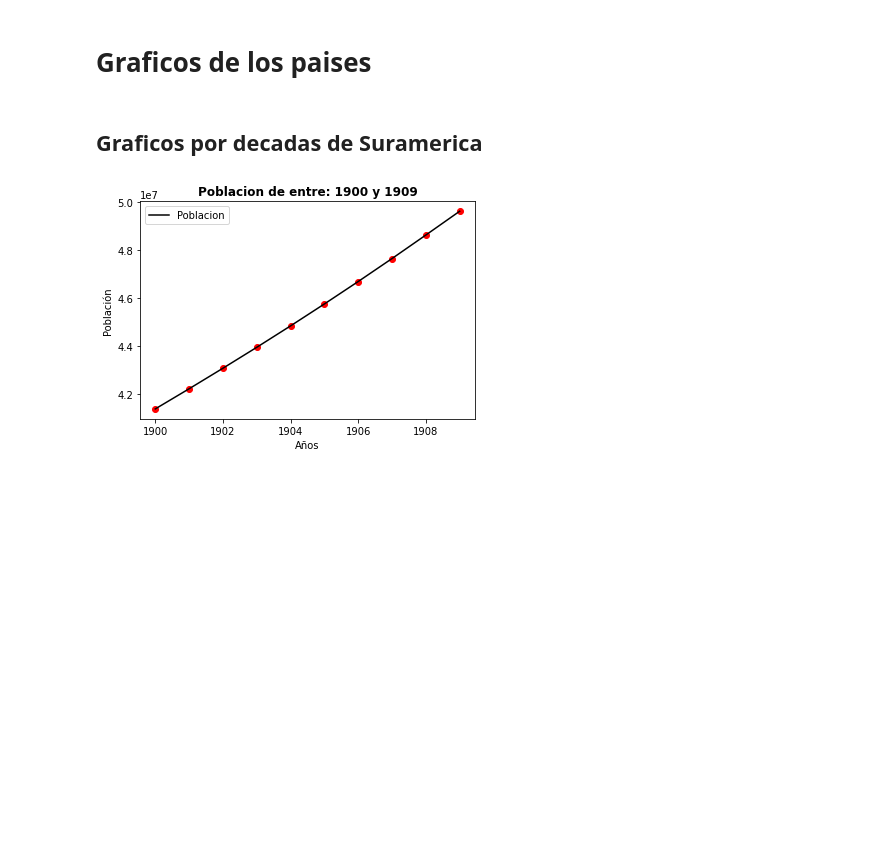
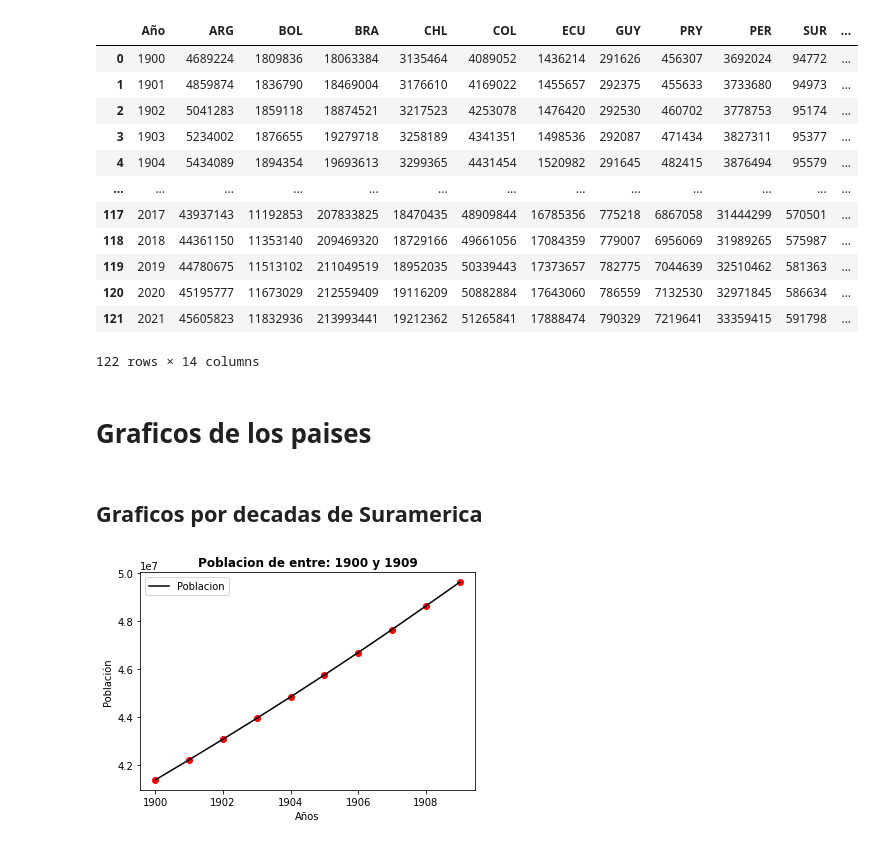
Before and after one commit to Danp06/Procesamiento, a Jupyter notebook: Trabajo Final.ipynb, the cells around one changed output. Cells and saved outputs as stored; diff of their text form; code cells hidden in the pictures; blank space fills up the shorter version.

```diff
--- a/Trabajo Final.ipynb
+++ b/Trabajo Final.ipynb
@@ -31,7 +31,22 @@ warnings.filterwarnings('ignore')
 # %%
 #Lectura del archivo y creacion de dataframe
 data = pd.read_csv(DATASET)
 data = pd.DataFrame(data)
+data
+# %% [output]
+|  | Año | ARG | BOL | BRA | CHL | COL | ECU | GUY | PRY | PER | SUR | ... |
+| 0 | 1900 | 4689224 | 1809836 | 18063384 | 3135464 | 4089052 | 1436214 | 291626 | 456307 | 3692024 | 94772 | ... |
+| 1 | 1901 | 4859874 | 1836790 | 18469004 | 3176610 | 4169022 | 1455657 | 292375 | 455633 | 3733680 | 94973 | ... |
+| 2 | 1902 | 5041283 | 1859118 | 18874521 | 3217523 | 4253078 | 1476420 | 292530 | 460702 | 3778753 | 95174 | ... |
+| 3 | 1903 | 5234002 | 1876655 | 19279718 | 3258189 | 4341351 | 1498536 | 292087 | 471434 | 3827311 | 95377 | ... |
+| 4 | 1904 | 5434089 | 1894354 | 19693613 | 3299365 | 4431454 | 1520982 | 291645 | 482415 | 3876494 | 95579 | ... |
+| ... | ... | ... | ... | ... | ... | ... | ... | ... | ... | ... | ... | ... |
+| 117 | 2017 | 43937143 | 11192853 | 207833825 | 18470435 | 48909844 | 16785356 | 775218 | 6867058 | 31444299 | 570501 | ... |
+| 118 | 2018 | 44361150 | 11353140 | 209469320 | 18729166 | 49661056 | 17084359 | 779007 | 6956069 | 31989265 | 575987 | ... |
+| 119 | 2019 | 44780675 | 11513102 | 211049519 | 18952035 | 50339443 | 17373657 | 782775 | 7044639 | 32510462 | 581363 | ... |
+| 120 | 2020 | 45195777 | 11673029 | 212559409 | 19116209 | 50882884 | 17643060 | 786559 | 7132530 | 32971845 | 586634 | ... |
+| 121 | 2021 | 45605823 | 11832936 | 213993441 | 19212362 | 51265841 | 17888474 | 790329 | 7219641 | 33359415 | 591798 | ... |
+122 rows × 14 columns
 # %%
 #Funcion para separar por decadas
 def split_list(lst, n):
```
